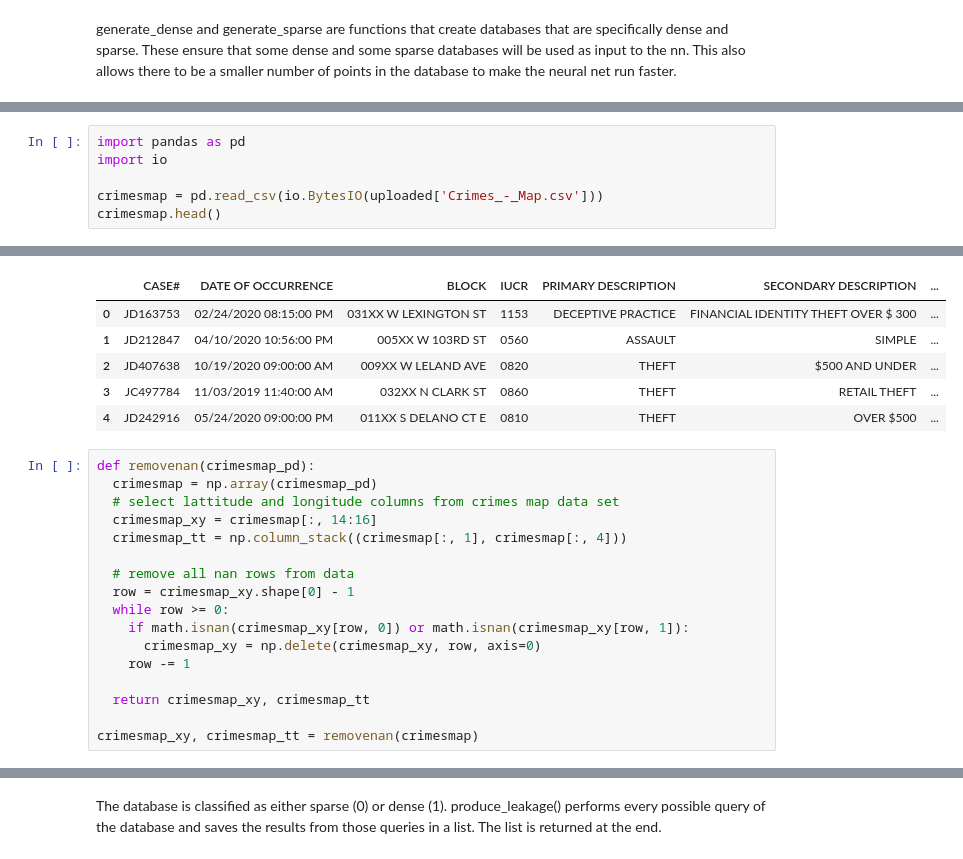
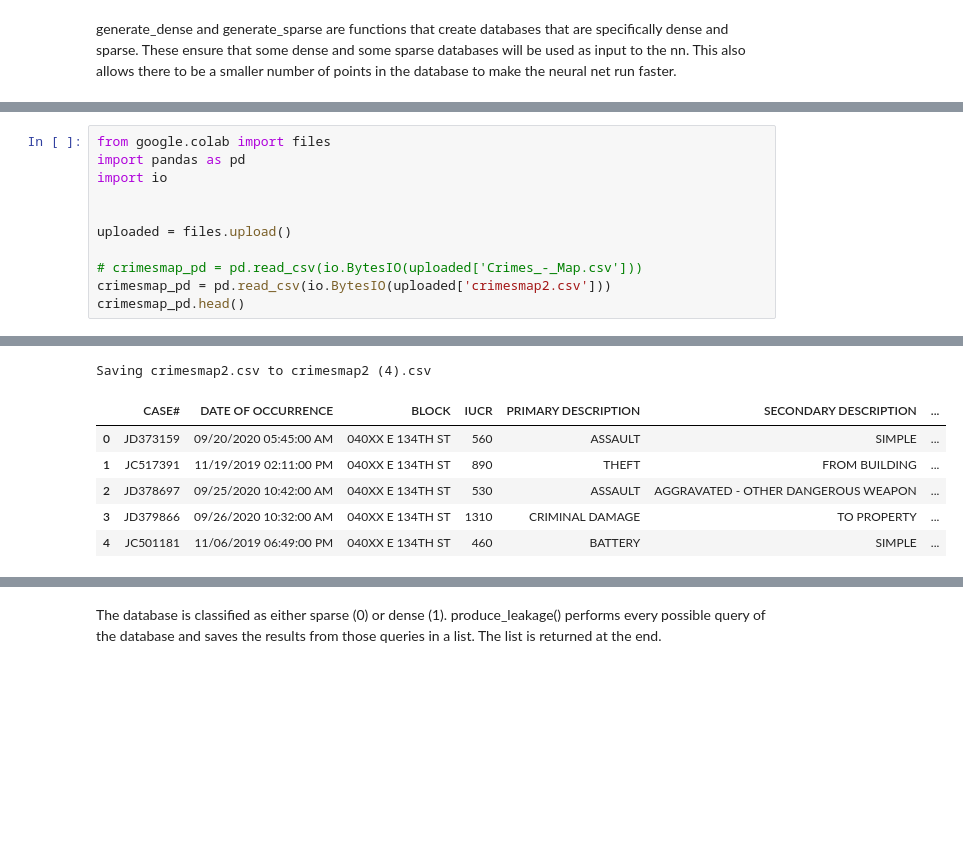
Before and after one commit to sierra187/research_fall2020, a Jupyter notebook: data_generation.ipynb, the cells around one changed output, grey strips where cells are left out. Cells and saved outputs as stored; diff of their text form; blank space fills up the shorter version.

Commit message:
crimes data now works, run through model

```diff
--- a/data_generation.ipynb
+++ b/data_generation.ipynb
@@ -237,7 +229,12 @@ Saving Crimes_-_Map.csv to Crimes_-_Map.csv
 # %%
+from google.colab import files
 import pandas as pd
 import io
 
-crimesmap = pd.read_csv(io.BytesIO(uploaded['Crimes_-_Map.csv']))
-crimesmap.head()
+
+uploaded = files.upload()
+
+# crimesmap_pd = pd.read_csv(io.BytesIO(uploaded['Crimes_-_Map.csv']))
+crimesmap_pd = pd.read_csv(io.BytesIO(uploaded['crimesmap2.csv']))
+crimesmap_pd.head()
 # %% [output]
@@ -244,23 +242,7 @@ crimesmap.head()
+Saving crimesmap2.csv to crimesmap2 (4).csv
 |  | CASE# | DATE OF OCCURRENCE | BLOCK | IUCR | PRIMARY DESCRIPTION | SECONDARY DESCRIPTION | ... |
-| 0 | JD163753 | 02/24/2020 08:15:00 PM | 031XX W LEXINGTON ST | 1153 | DECEPTIVE PRACTICE | FINANCIAL IDENTITY THEFT OVER $ 300 | ... |
-| 1 | JD212847 | 04/10/2020 10:56:00 PM | 005XX W 103RD ST | 0560 | ASSAULT | SIMPLE | ... |
-| 2 | JD407638 | 10/19/2020 09:00:00 AM | 009XX W LELAND AVE | 0820 | THEFT | $500 AND UNDER | ... |
-| 3 | JC497784 | 11/03/2019 11:40:00 AM | 032XX N CLARK ST | 0860 | THEFT | RETAIL THEFT | ... |
-| 4 | JD242916 | 05/24/2020 09:00:00 PM | 011XX S DELANO CT E | 0810 | THEFT | OVER $500 | ... |
+| 0 | JD373159 | 09/20/2020 05:45:00 AM | 040XX E 134TH ST | 560 | ASSAULT | SIMPLE | ... |
+| 1 | JC517391 | 11/19/2019 02:11:00 PM | 040XX E 134TH ST | 890 | THEFT | FROM BUILDING | ... |
+| 2 | JD378697 | 09/25/2020 10:42:00 AM | 040XX E 134TH ST | 530 | ASSAULT | AGGRAVATED - OTHER DANGEROUS WEAPON | ... |
+| 3 | JD379866 | 09/26/2020 10:32:00 AM | 040XX E 134TH ST | 1310 | CRIMINAL DAMAGE | TO PROPERTY | ... |
+| 4 | JC501181 | 11/06/2019 06:49:00 PM | 040XX E 134TH ST | 460 | BATTERY | SIMPLE | ... |
-# %%
-def removenan(crimesmap_pd):
-  crimesmap = np.array(crimesmap_pd)
-  # select lattitude and longitude columns from crimes map data set
-  crimesmap_xy = crimesmap[:, 14:16]
-  crimesmap_tt = np.column_stack((crimesmap[:, 1], crimesmap[:, 4]))
-
-  # remove all nan rows from data
-  row = crimesmap_xy.shape[0] - 1
-  while row >= 0:
-    if math.isnan(crimesmap_xy[row, 0]) or math.isnan(crimesmap_xy[row, 1]):
-      crimesmap_xy = np.delete(crimesmap_xy, row, axis=0)
-    row -= 1
-
-  return crimesmap_xy, crimesmap_tt
-
-crimesmap_xy, crimesmap_tt = removenan(crimesmap)
```
Also changed, not shown: parts of 12 cells of this notebook.
